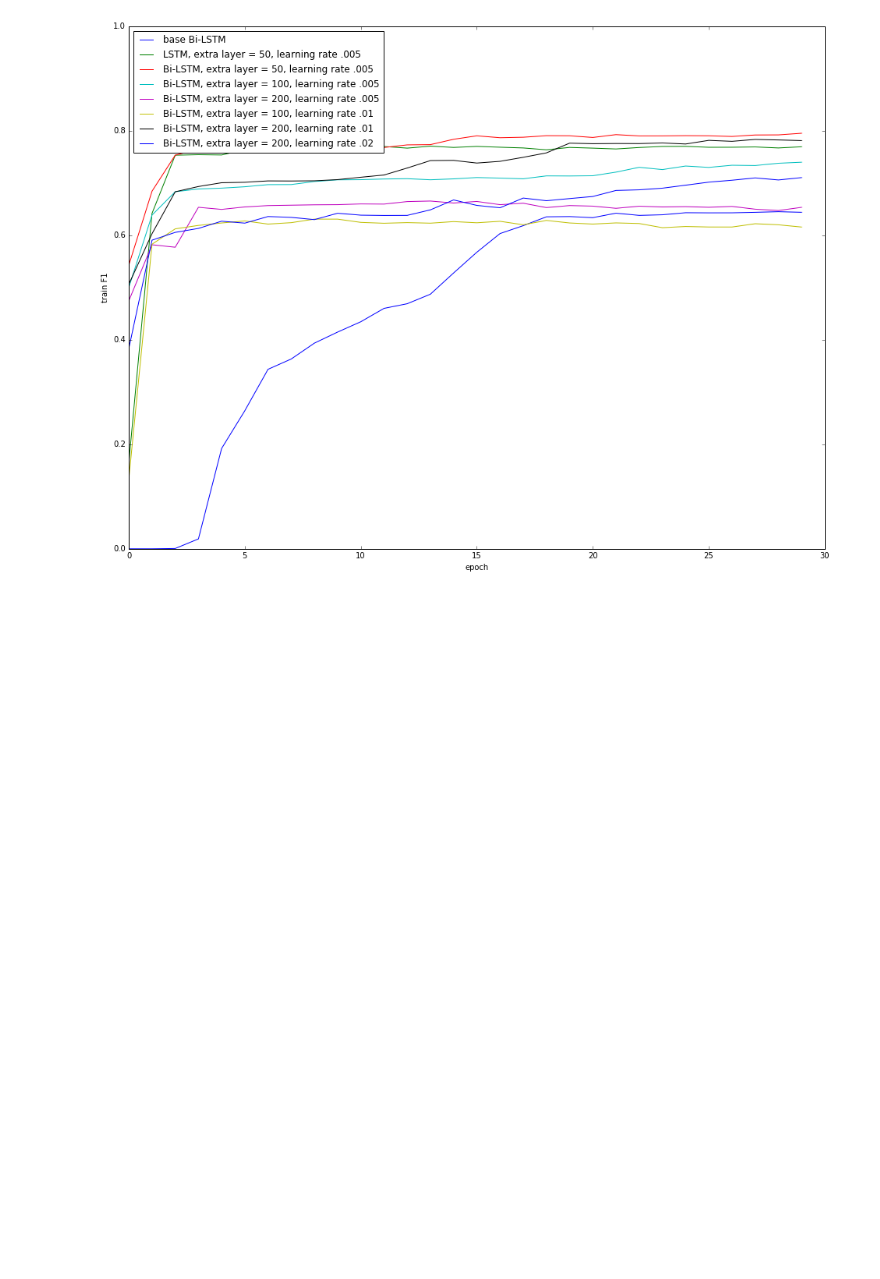
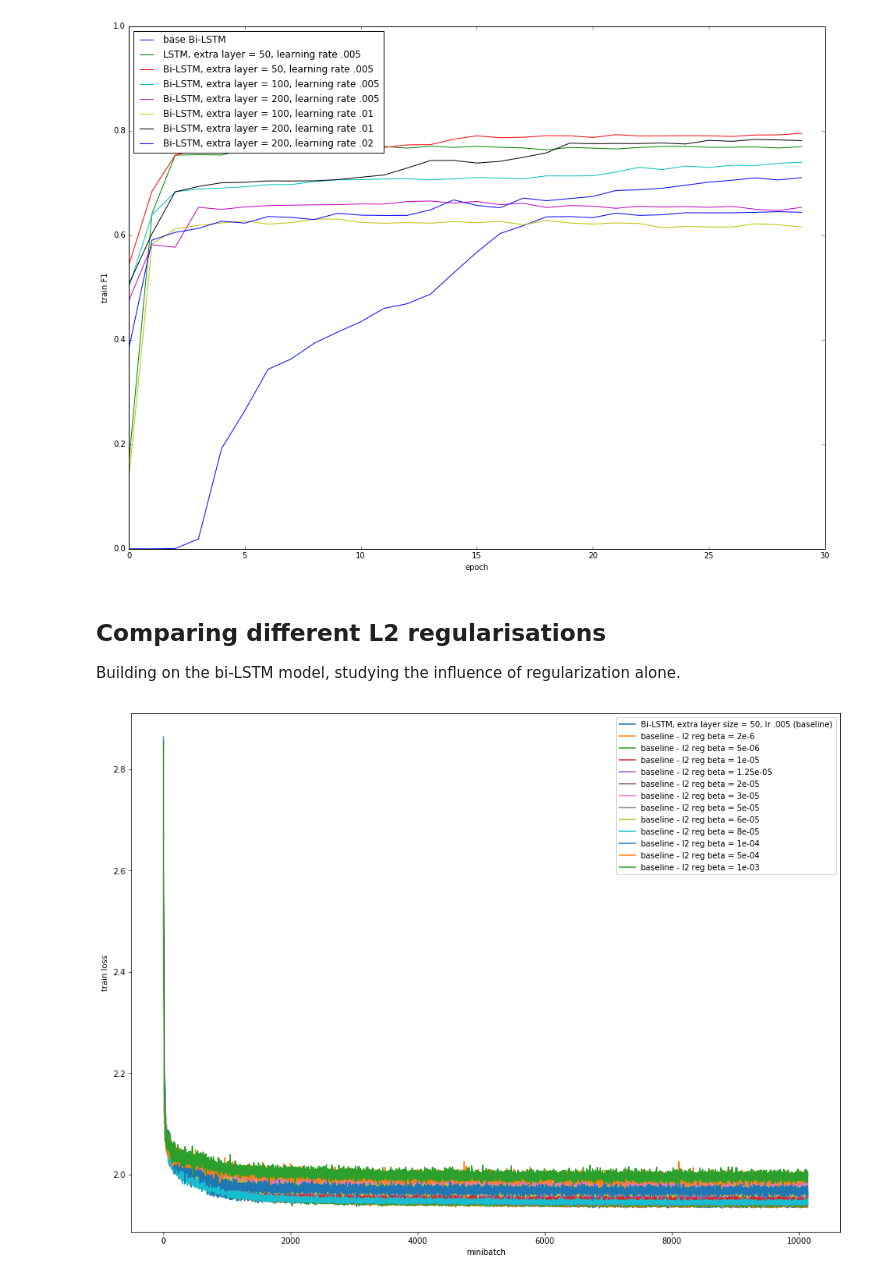
Before and after one commit to vincentbillaut/neuralNER, a Jupyter notebook: notebooks/VisualizeRuns.ipynb, the cells around one changed output. Saved outputs shown, nothing was run; the diff lists cells and outputs as text; code cells hidden in the pictures; blank space fills up the shorter version.

Commit message:
Visualize l2 tests

```diff
--- a/notebooks/VisualizeRuns.ipynb
+++ b/notebooks/VisualizeRuns.ipynb
@@ -97,3 +97,7 @@ plt.ylim((0, 1))
 plt.show()
 # %% [output]
 [figure]
+# %% [markdown]
+## Comparing different L2 regularisations
+
+Building on the bi-LSTM model, studying the influence of regularization alone.
@@ -99,0 +138,14 @@ plt.show()
+# %%
+plt.figure(figsize = (16, 12))
+
+for result, label in zip(l2_results, l2_labels):
+    plt.plot(result.results_dic["train_losses.los"], label = label)
+
+plt.xlabel("minibatch")
+plt.ylabel("train loss")
+# plt.ylim(top=2.2)
+plt.legend()
+
+plt.show()
+# %% [output]
+[figure, added]
```
Also changed, not shown: parts of 5 cells of this notebook.
